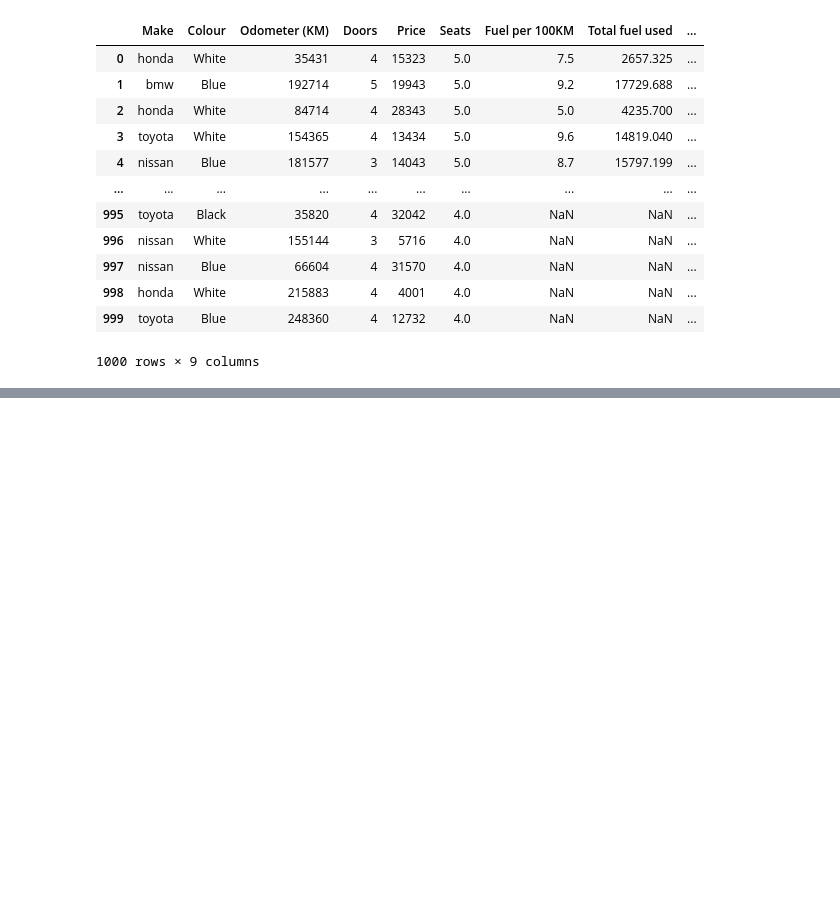
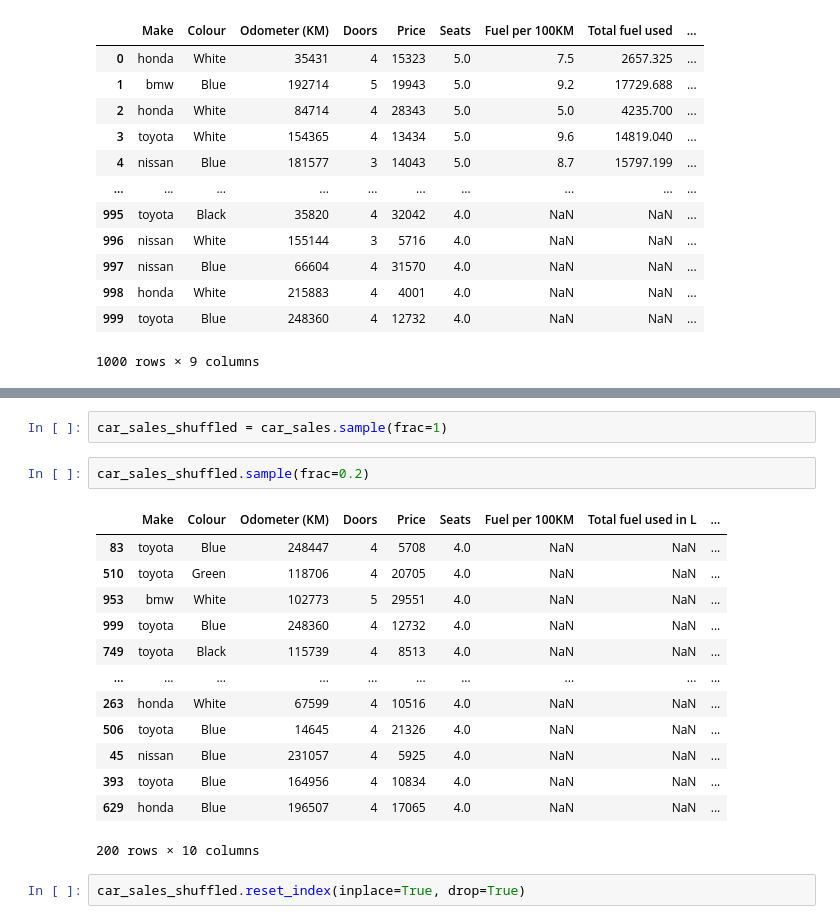
Before and after one commit to dustyfingers/car-sales-project, a Jupyter notebook: intro-to-pandas.ipynb, the cells around one changed output, grey strips where cells are left out. Drawn from its saved outputs; the diff is of its cells as text; blank space fills up the shorter version.

```diff
--- a/intro-to-pandas.ipynb
+++ b/intro-to-pandas.ipynb
@@ -489,0 +507,20 @@ dtype: object
+# %%
+car_sales_shuffled = car_sales.sample(frac=1)
+# %%
+car_sales_shuffled.sample(frac=0.2)
+# %% [output]
+|  | Make | Colour | Odometer (KM) | Doors | Price | Seats | Fuel per 100KM | Total fuel used in L | ... |
+| 83 | toyota | Blue | 248447 | 4 | 5708 | 4.0 | NaN | NaN | ... |
+| 510 | toyota | Green | 118706 | 4 | 20705 | 4.0 | NaN | NaN | ... |
+| 953 | bmw | White | 102773 | 5 | 29551 | 4.0 | NaN | NaN | ... |
+| 999 | toyota | Blue | 248360 | 4 | 12732 | 4.0 | NaN | NaN | ... |
+| 749 | toyota | Black | 115739 | 4 | 8513 | 4.0 | NaN | NaN | ... |
+| ... | ... | ... | ... | ... | ... | ... | ... | ... | ... |
+| 263 | honda | White | 67599 | 4 | 10516 | 4.0 | NaN | NaN | ... |
+| 506 | toyota | Blue | 14645 | 4 | 21326 | 4.0 | NaN | NaN | ... |
+| 45 | nissan | Blue | 231057 | 4 | 5925 | 4.0 | NaN | NaN | ... |
+| 393 | toyota | Blue | 164956 | 4 | 10834 | 4.0 | NaN | NaN | ... |
+| 629 | honda | Blue | 196507 | 4 | 17065 | 4.0 | NaN | NaN | ... |
+200 rows × 10 columns
+# %%
+car_sales_shuffled.reset_index(inplace=True, drop=True)
```
Also changed, not shown: parts of 10 cells of this notebook.
